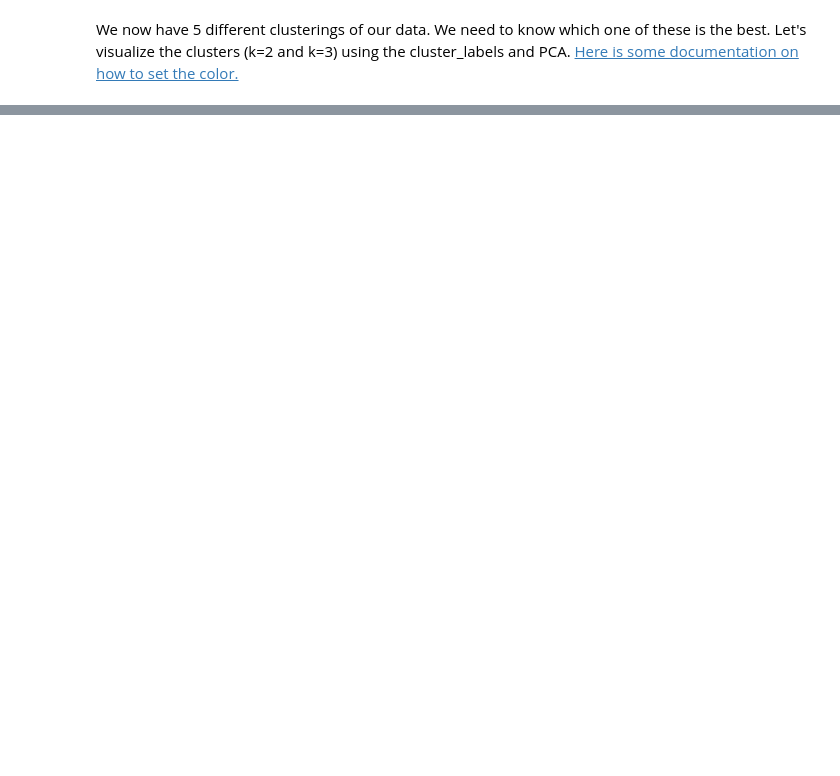
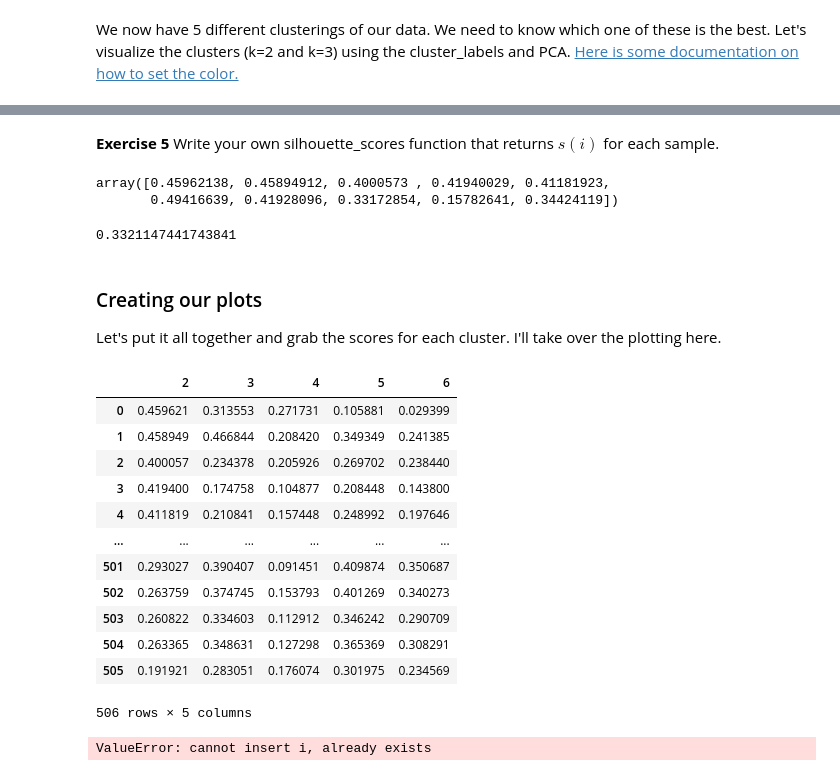
Before and after one commit to anderson-github-classroom-2021-spring/csc-466-student, a Jupyter notebook: labs/Lab6.ipynb, the cells around one changed output, grey strips where cells are left out. Saved outputs shown, nothing was run; the diff lists cells and outputs as text; code cells hidden in the pictures; blank space fills up the shorter version.

```diff
--- a/labs/Lab6.ipynb
+++ b/labs/Lab6.ipynb
@@ -276,0 +218,40 @@ For n_clusters = 6 The average silhouette_score is : 0.28098391665967765
+# %% [markdown]
+**Exercise 5** Write your own silhouette_scores function that returns $s(i)$ for each sample.
+# %%
+scores = Lab6_helper.silhouette_scores(X,cluster_labels[n_clusters])
+scores[:10]
+# %% [output]
+array([0.45962138, 0.45894912, 0.4000573 , 0.41940029, 0.41181923,
+       0.49416639, 0.41928096, 0.33172854, 0.15782641, 0.34424119])
+# %%
+np.mean(scores) # do you match the sklearn implementation?
+# %% [output]
+0.3321147441743841
+# %% [markdown]
+### Creating our plots
+Let's put it all together and grab the scores for each cluster. I'll take over the plotting here.
+# %%
+s_df = pd.DataFrame(index=X.index,columns=cluster_labels.columns)
+for k in s_df.columns:
+    s_df.loc[:,k] = Lab6_helper.silhouette_scores(X,cluster_labels[k])
+s_df
+# %% [output]
+|  | 2 | 3 | 4 | 5 | 6 |
+| 0 | 0.459621 | 0.313553 | 0.271731 | 0.105881 | 0.029399 |
+| 1 | 0.458949 | 0.466844 | 0.208420 | 0.349349 | 0.241385 |
+| 2 | 0.400057 | 0.234378 | 0.205926 | 0.269702 | 0.238440 |
+| 3 | 0.419400 | 0.174758 | 0.104877 | 0.208448 | 0.143800 |
+| 4 | 0.411819 | 0.210841 | 0.157448 | 0.248992 | 0.197646 |
+| ... | ... | ... | ... | ... | ... |
+| 501 | 0.293027 | 0.390407 | 0.091451 | 0.409874 | 0.350687 |
+| 502 | 0.263759 | 0.374745 | 0.153793 | 0.401269 | 0.340273 |
+| 503 | 0.260822 | 0.334603 | 0.112912 | 0.346242 | 0.290709 |
+| 504 | 0.263365 | 0.348631 | 0.127298 | 0.365369 | 0.308291 |
+| 505 | 0.191921 | 0.283051 | 0.176074 | 0.301975 | 0.234569 |
+506 rows × 5 columns
+# %%
+s_df.index.name="i"
+s_df = s_df.reset_index()
+s_df
+# %% [output]
+ValueError: cannot insert i, already exists
```
Also changed, not shown: parts of 28 cells of this notebook, 7 other files.
